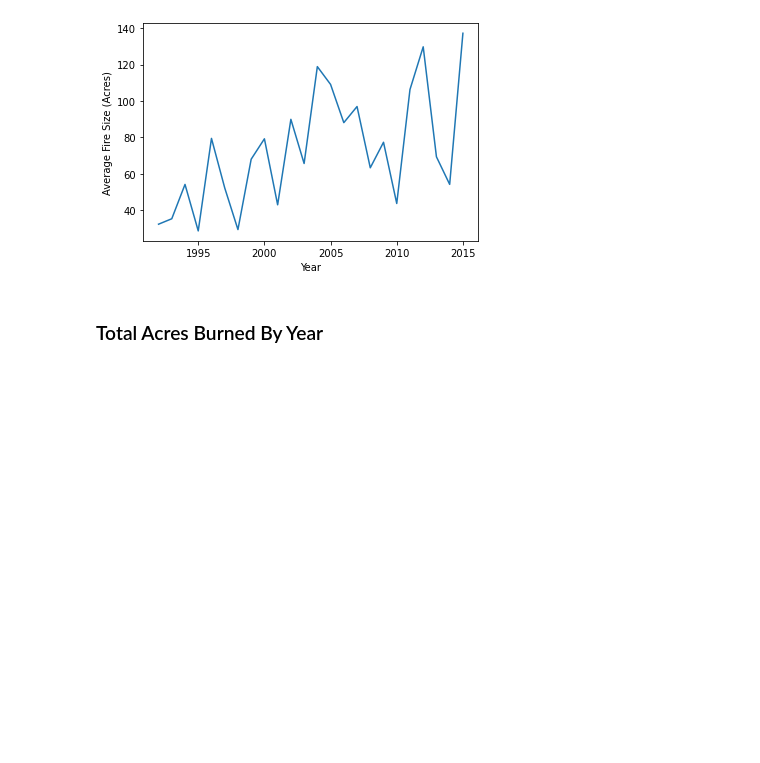
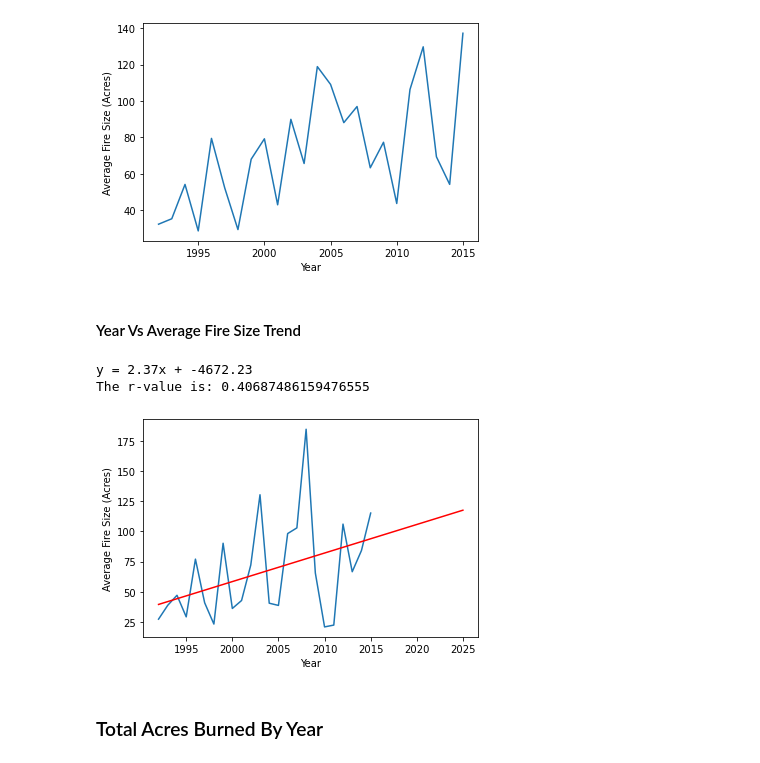
Before and after one commit to Jagjeet/fire-analysis-project, a Jupyter notebook: FireAnalysis.ipynb, the cells around one changed output. Saved outputs shown, nothing was run; the diff lists cells and outputs as text; code cells hidden in the pictures; blank space fills up the shorter version.

```diff
--- a/FireAnalysis.ipynb
+++ b/FireAnalysis.ipynb
@@ -136,6 +171,39 @@ ax2.get_legend().remove()
 plt.savefig("output/Figure3")
 # %% [output]
 [figure]
+# %% [markdown]
+#### Year Vs Average Fire Size Trend
+# %%
+from scipy.stats import linregress
+
+# counted
+x_values = aver_fire_year.index.values
+y_values = aver_fire_year['Average Fire Size (Acres)'].to_list()
+# print(x_values)
+# print(y_values)
+
+# Calculate line equation
+(slope, intercept, rvalue, pvalue, stderr) = linregress(x_values, y_values)
+future_years = [2025]
+future_x_values = np.append(x_values, future_years)
+regress_values = future_x_values * slope + intercept
+# print(regress_values)
+line_eq = "y = " + str(round(slope,2)) + "x + " + str(round(intercept,2))
+print(line_eq)
+print(f"The r-value is: {rvalue}")
+
+# Plot
+plt.plot(x_values,y_values)
+plt.plot(future_x_values,regress_values,"r-")
+# plt.annotate(line_eq,(-55, 24),fontsize=16,color="red")
+plt.xlabel('Year')
+plt.ylabel('Average Fire Size (Acres)')
+plt.savefig('output/National_YearVsAverageFireSize-Trend.png')
+plt.show()
+# %% [output]
+y = 2.37x + -4672.23
+The r-value is: 0.40687486159476555
+[figure, added]
 # %% [markdown]
 ### Total Acres Burned By Year
 # %%
```
Also changed, not shown: parts of 24 cells of this notebook.
